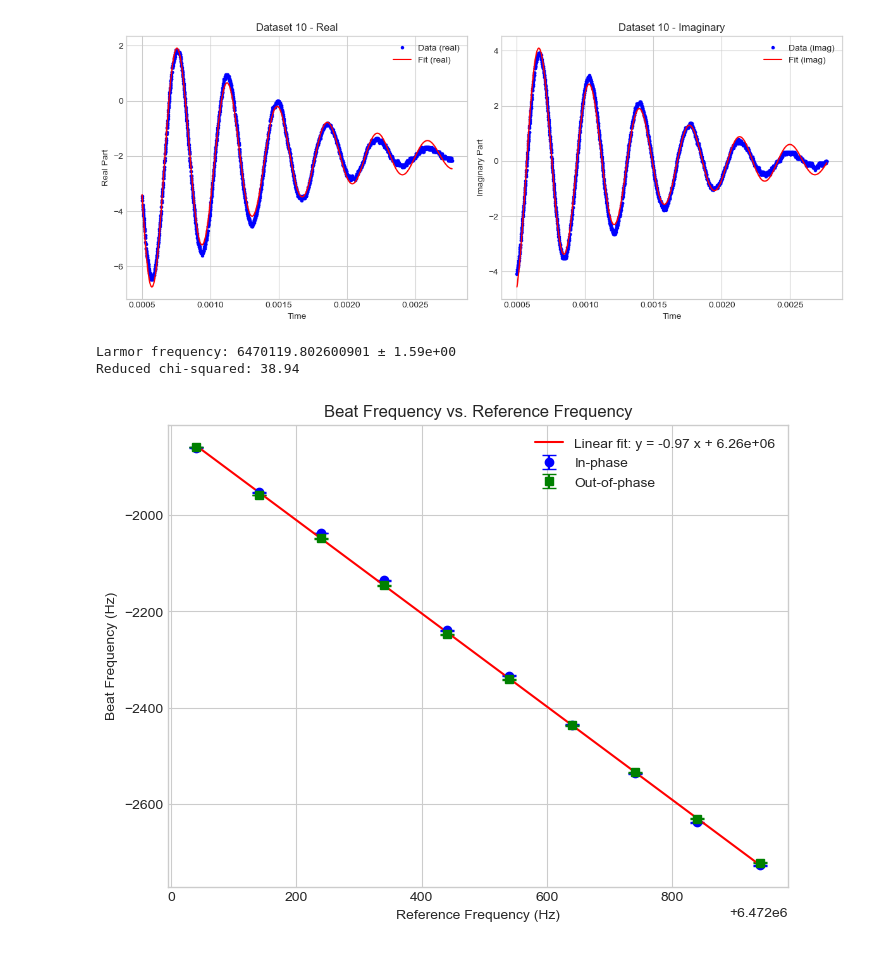
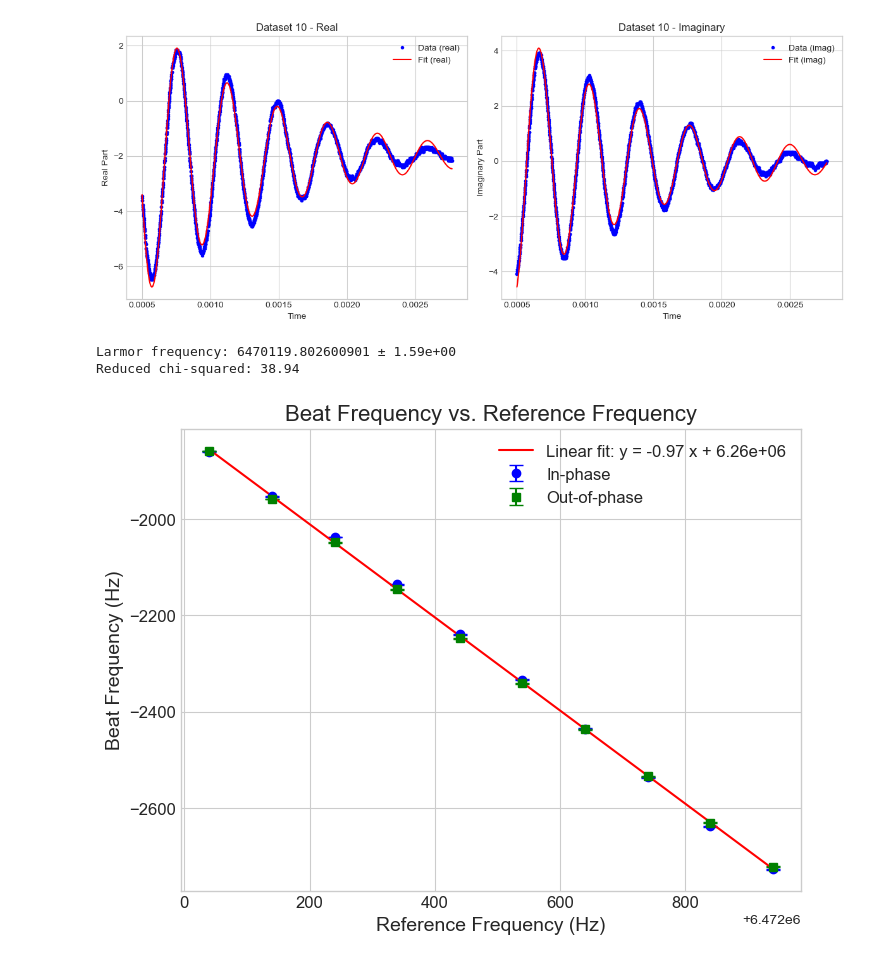
Before and after one commit to noah-silverberg/382L-pNMR, a Jupyter notebook: larmor.ipynb, the cells around one changed output. Cells and saved outputs as stored; diff of their text form; code cells hidden in the pictures.

Commit message:
Increased font size on larmor plot

```diff
--- a/larmor.ipynb
+++ b/larmor.ipynb
@@ -201,39 +201,39 @@ plt.figure(figsize=(8, 6))
 mask_in = np.array(labels) == 'In-phase'
 plt.errorbar(xdata[mask_in], ydata[mask_in], yerr=yerr[mask_in],
              fmt='bo', capsize=5, label='In-phase')
 # Plot out-of-phase data.
 mask_out = np.array(labels) == 'Out-of-phase'
 plt.errorbar(xdata[mask_out], ydata[mask_out], yerr=yerr[mask_out],
              fmt='gs', capsize=5, label='Out-of-phase')
 
 # Plot the linear fit.
 plt.plot(x_fit, y_fit, 'r-',
          label=f'Linear fit: y = {m:.2f} x + {b:.2e}')
 
 # Add vertical line at the x-intercept (larmor frequency) with a label.
 # plt.axvline(x=x_intercept, color='k', linestyle='--', label=f'Larmor frequency')
 
 # We propagate the error of the x-intercept using the covariance matrix.
 sigma_x_intercept = np.sqrt((pcov_lin[1,1]/m**2) + ((b**2 * pcov_lin[0,0])/(m**4)) - (2*b*pcov_lin[0,1]/m**3))
 print(f'Larmor frequency: {x_intercept} ± {sigma_x_intercept:.2e}')
 # plt.errorbar(x_intercept, 0, xerr=sigma_x_intercept, fmt='none', ecolor='k', capsize=5)
 
 # Calculate and print reduced chi-squared.
 chi_squared = np.sum(((ydata - linear_model(xdata, m, b)) / yerr)**2)
 nu = len(xdata) - 2
 chi_squared_reduced = chi_squared / nu
 print(f'Reduced chi-squared: {chi_squared_reduced:.2f}')
 
-
-plt.xlabel('Reference Frequency (Hz)')
-plt.ylabel('Beat Frequency (Hz)')
-plt.title('Beat Frequency vs. Reference Frequency')
-plt.legend()
+plt.tick_params(axis='both', which='major', labelsize=12)
+plt.xlabel('Reference Frequency (Hz)', fontsize=14)
+plt.ylabel('Beat Frequency (Hz)', fontsize=14)
+plt.title('Beat Frequency vs. Reference Frequency', fontsize=16)
+plt.legend(fontsize=12)
 plt.show()
 # %% [output]
 Larmor frequency: 6470119.802600901 ± 1.59e+00
 Reduced chi-squared: 38.94
-[figure, old version]
+[figure, new version]
 # %%
 # # Combine in-phase (real) and out-of-phase (imaginary) measurements into one dataset.
 # xdata = []
```
